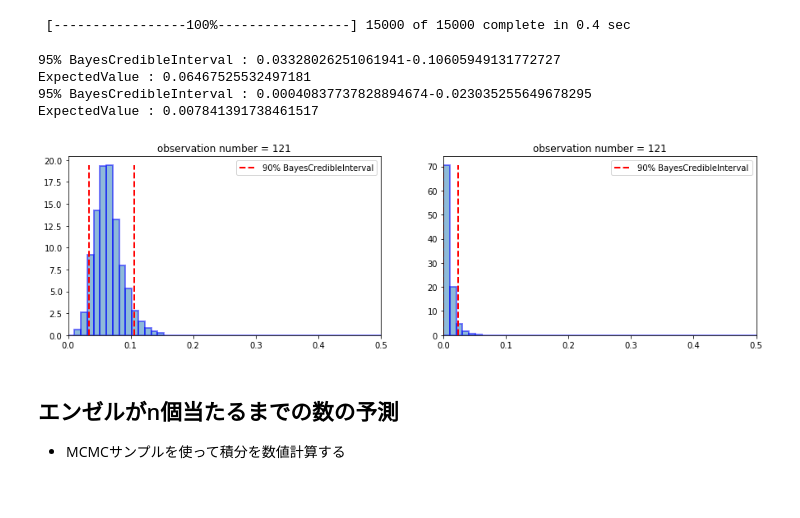
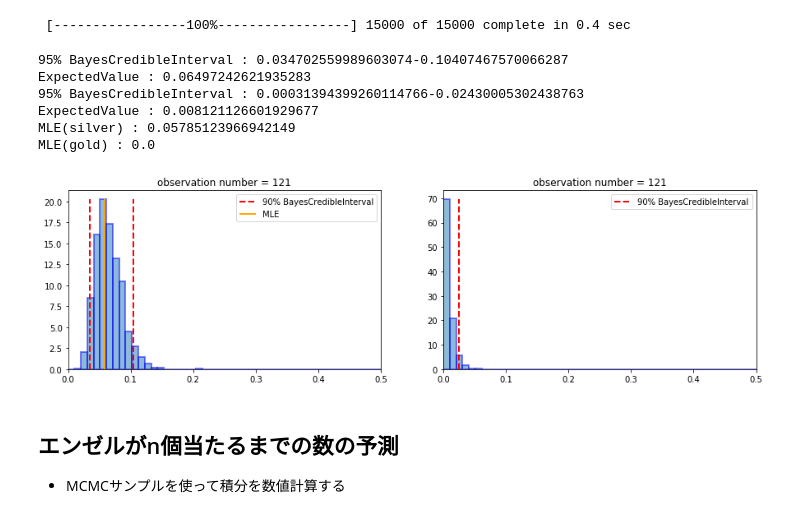
Before and after one commit to tok41/choco-ball-statistics, a Jupyter notebook: analysis/jupyter/estimate-try-count-bayes.ipynb, the cells around one changed output. Drawn from its saved outputs; the diff is of its cells as text; code cells hidden in the pictures.

Commit message:
update chart

```diff
--- a/analysis/jupyter/estimate-try-count-bayes.ipynb
+++ b/analysis/jupyter/estimate-try-count-bayes.ipynb
@@ -55,41 +55,51 @@ def getMCMCResult(data, n_sample=15000, n_burn=5000):
 # %%
 # 銀のエンゼル
 data_angel = np.array([1 if a == 1 else 0 for a in data['angel'].values])
+mle_silver = sum(data_angel == 1) / len(data_angel)
 p_trace_s = getMCMCResult(data_angel)
 
 # 金のエンゼル
 data_angel = np.array([1 if a == 2 else 0 for a in data['angel'].values])
+mle_gold = sum(data_angel == 1) / len(data_angel)
 p_trace_g = getMCMCResult(data_angel)
 # %% [output]
  [-----------------100%-----------------] 15000 of 15000 complete in 0.4 sec
 # %%
-def pltAngelRate(p_trace, ax):
+def pltAngelRate(p_trace, ax, fv = None):
     ret = ax.hist(p_trace, bins=np.linspace(0, 0.5, 50), density=True, alpha=0.5, edgecolor="#0000FF", lw=2)
     ax.set_xlim([0, 0.5])
     N = len(p_trace)
     bci_g = np.sort(p_trace)[int(N * 0.95)]
     bci_l = np.sort(p_trace)[int(N * 0.05)]
     ax.vlines(x=bci_g, ymin=0, ymax=ret[0].max(),
               label='90% BayesCredibleInterval',
               color='red', linestyles='--', linewidths=2)
     ax.vlines(x=bci_l, ymin=0, ymax=ret[0].max(),
               color='red', linestyles='--', linewidths=2)
+    if fv is not None:
+        ax.vlines(x=fv, ymin=0, ymax=ret[0].max(),
+                  label='MLE',
+              color='#FFA500', linestyles='-', linewidths=2)
     ax.legend(loc="upper right")
     ax.set_title('observation number = %d' % (len(data_angel)))
     print('95% BayesCredibleInterval : {}-{}'.format(bci_l, bci_g))
     print('ExpectedValue : {}'.format(p_trace.mean()))
     return (bci_l, bci_g)
 
 fig = plt.figure(figsize=(15, 4))
 ax = fig.subplots(1, 2)
-bci_silver = pltAngelRate(p_trace=p_trace_s, ax=ax[0])
+bci_silver = pltAngelRate(p_trace=p_trace_s, ax=ax[0], fv=mle_silver)
 bci_gold = pltAngelRate(p_trace=p_trace_g, ax=ax[1])
+print('MLE(silver) : {}'.format(mle_silver))
+print('MLE(gold) : {}'.format(mle_gold))
 # %% [output]
-95% BayesCredibleInterval : 0.03328026251061941-0.10605949131772727
-ExpectedValue : 0.06467525532497181
-95% BayesCredibleInterval : 0.00040837737828894674-0.023035255649678295
-ExpectedValue : 0.007841391738461517
+95% BayesCredibleInterval : 0.034702559989603074-0.10407467570066287
+ExpectedValue : 0.06497242621935283
+95% BayesCredibleInterval : 0.00031394399260114766-0.02430005302438763
+ExpectedValue : 0.008121126601929677
+MLE(silver) : 0.05785123966942149
+MLE(gold) : 0.0
-[figure, old version]
+[figure, new version]
 # %% [markdown]
 ## エンゼルがn個当たるまでの数の予測
 - MCMCサンプルを使って積分を数値計算する
```
Also changed, not shown: parts of 2 cells of this notebook.
